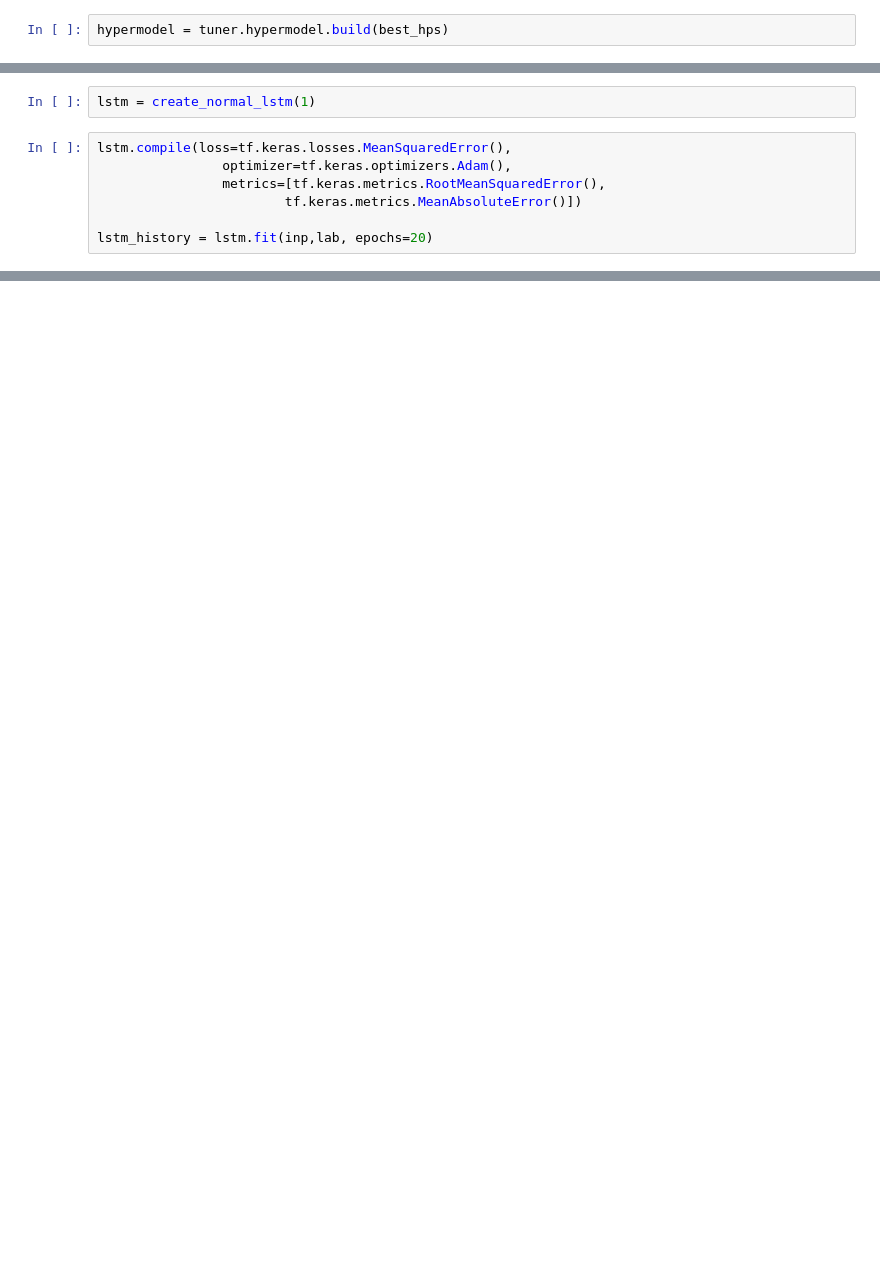
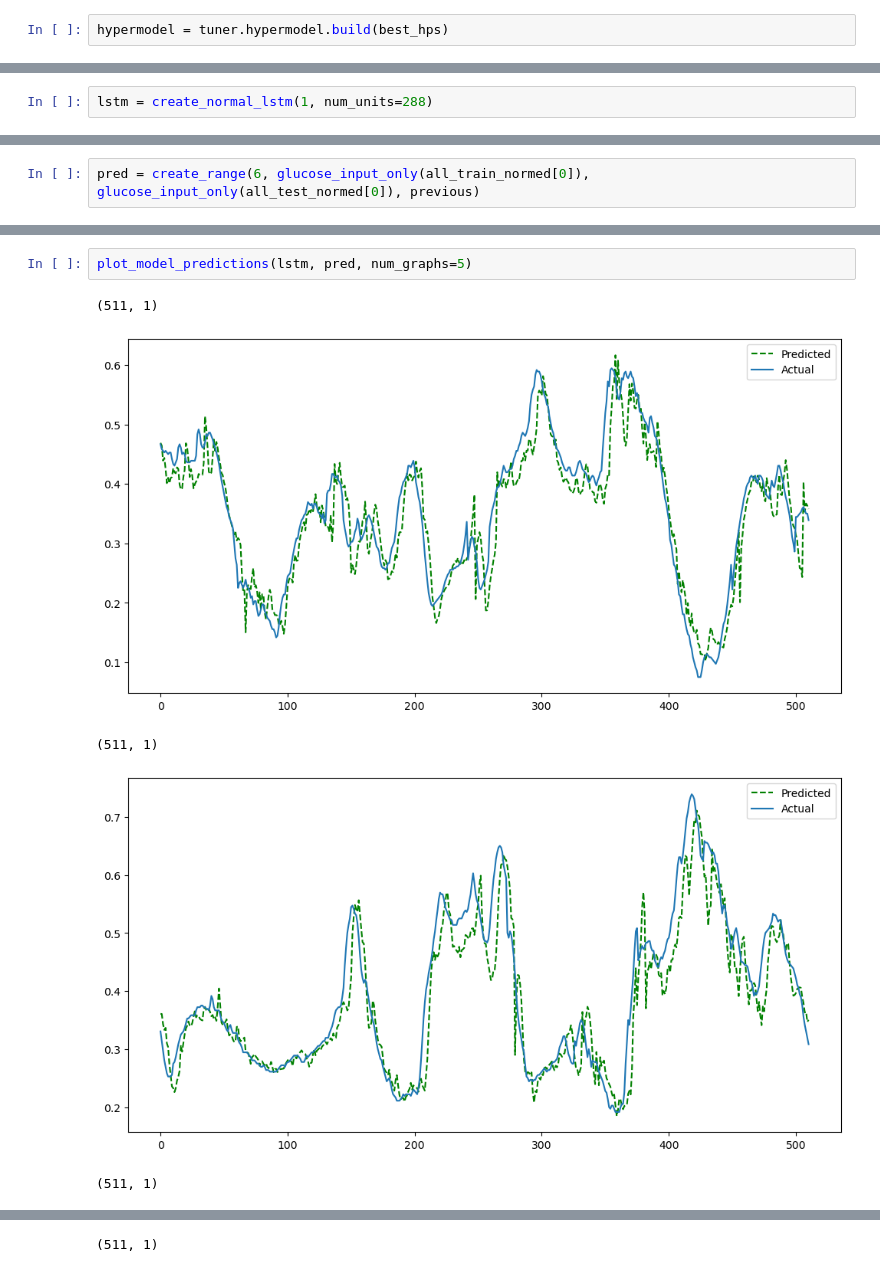
Before and after one commit to Zumbergz/BGLPredictor, a Jupyter notebook: code/BGPrediction.ipynb, the cells around one changed output, grey strips where cells are left out. Drawn from its saved outputs; the diff is of its cells as text; blank space fills up the shorter version.

Commit message:
Commit code for normalisation

```diff
--- a/code/BGPrediction.ipynb
+++ b/code/BGPrediction.ipynb
@@ -493,9 +544,2 @@ model.evaluate(thirty_range_g.test)
 # %%
-lstm = create_normal_lstm(1)
+lstm = create_normal_lstm(1, num_units=288)
-# %%
-lstm.compile(loss=tf.keras.losses.MeanSquaredError(),
-                optimizer=tf.keras.optimizers.Adam(),
-                metrics=[tf.keras.metrics.RootMeanSquaredError(),
-                        tf.keras.metrics.MeanAbsoluteError()])
-
-lstm_history = lstm.fit(inp,lab, epochs=20)
@@ -520,0 +546,2 @@ KeyboardInterrupt:
+# %%
+pred = create_range(6, glucose_input_only(all_train_normed[0]), glucose_input_only(all_test_normed[0]), previous)
@@ -520,0 +560,8 @@ KeyboardInterrupt:
+# %%
+plot_model_predictions(lstm, pred, num_graphs=5)
+# %% [output]
+(511, 1)
+[figure, added]
+(511, 1)
+[figure, added]
+(511, 1)
@@ -520,0 +569 @@ KeyboardInterrupt:
+(511, 1)
```
Also changed, not shown: parts of 33 cells of this notebook, 2 other files.
